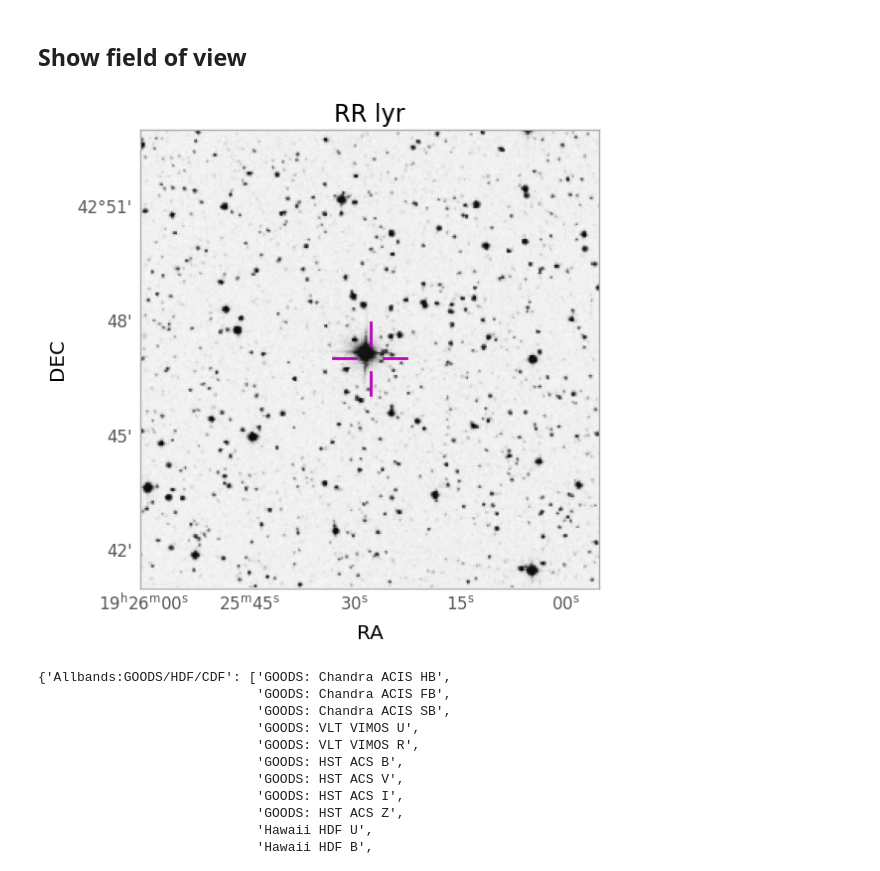
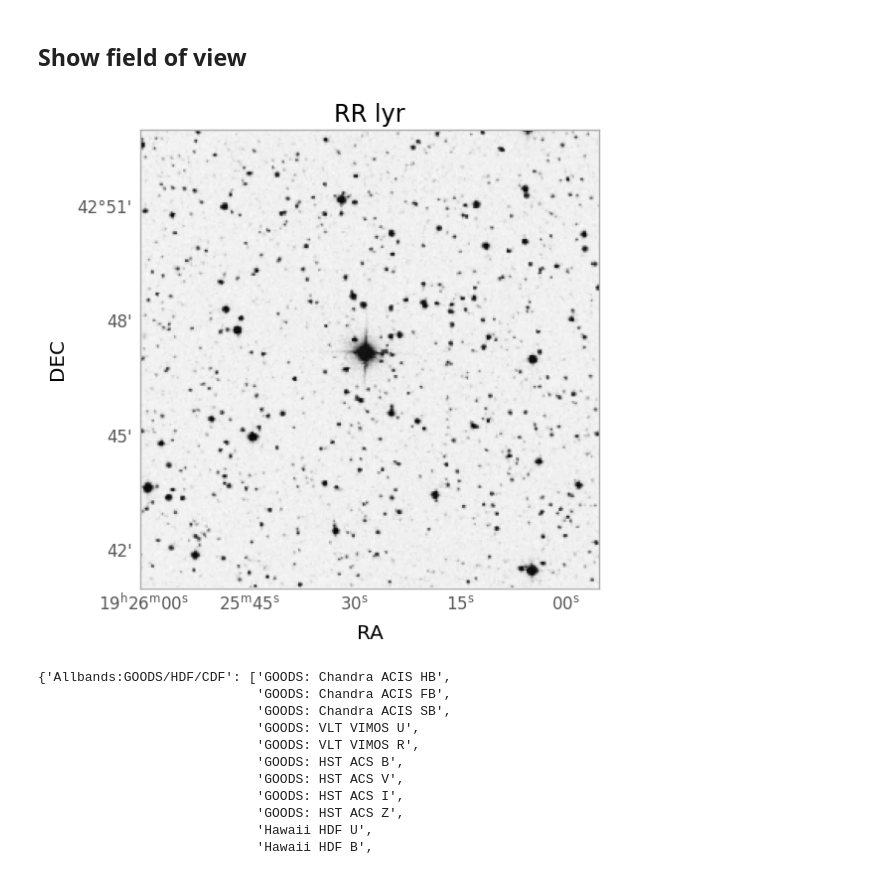
Before and after one commit to plouis35/EasyAstro, a Jupyter notebook: easytools/easyplan.ipynb, the cells around one changed output. Drawn from its saved outputs; the diff is of its cells as text; code cells hidden in the pictures.

```diff
--- a/easytools/easyplan.ipynb
+++ b/easytools/easyplan.ipynb
@@ -139,16 +139,16 @@ SP_TYPE
 # %%
 from astroplan.plots import plot_finder_image
 from astroplan import FixedTarget
 import matplotlib.pyplot as plt
 from astroquery.skyview import SkyView
 
 obj_ = FixedTarget.from_name(target)
-ax, hdu = plot_finder_image(obj_, survey = "DSS", reticle = True, fov_radius=6*u.arcminute)
+ax, hdu = plot_finder_image(obj_, survey = "DSS", reticle = False, fov_radius=6*u.arcminute)
 plt.show()
 
 #'Optical:SDSS': ['SDSSg',
 # %% [output]
-[figure, old version]
+[figure, new version]
 # %%
 from astroquery.skyview import SkyView; SkyView.list_surveys()
 # %% [output]
```
Also changed, not shown: parts of 1 cell of this notebook, 2 other files.
